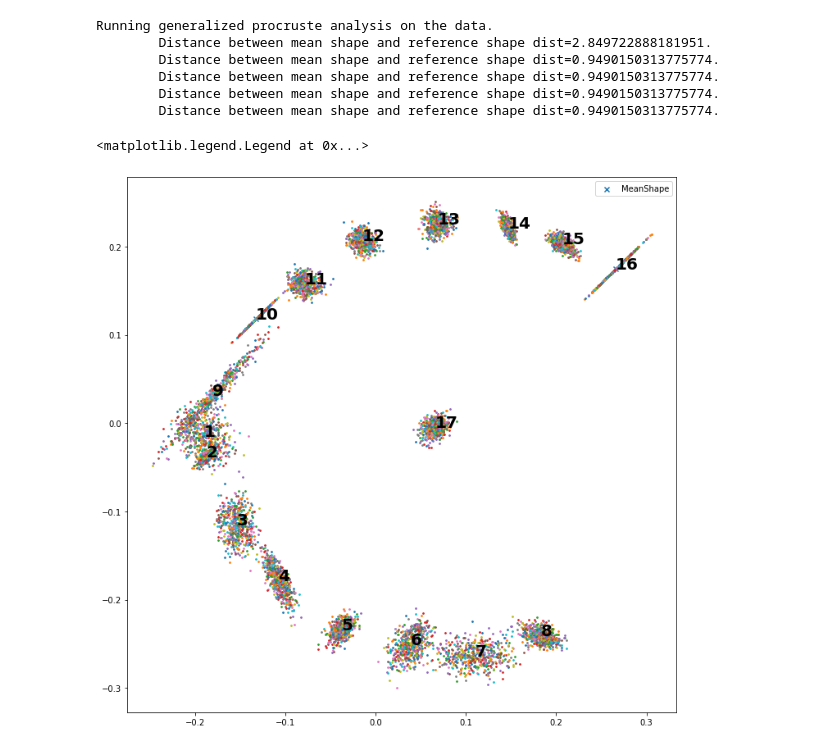
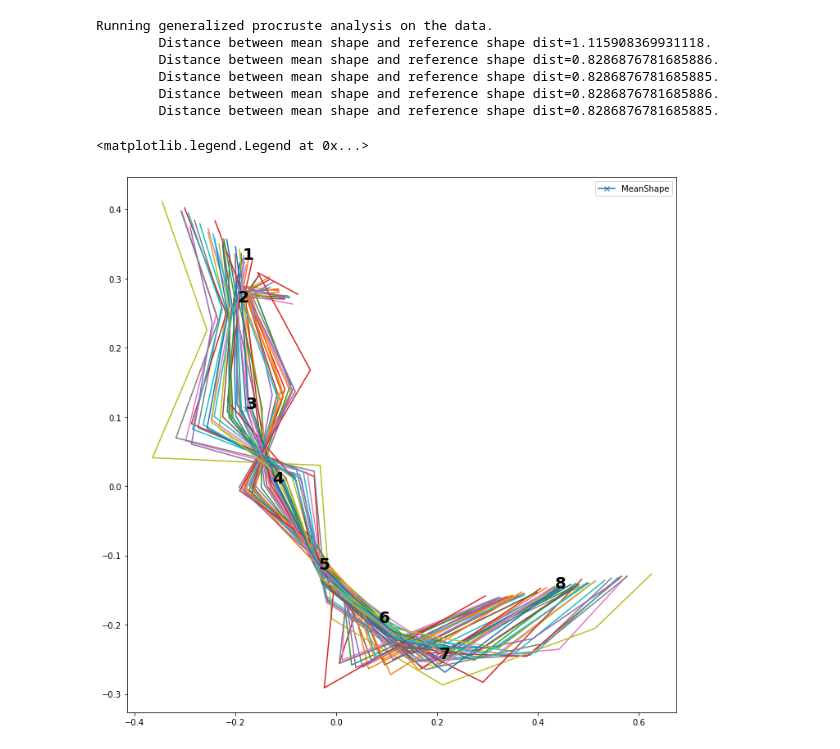
Before and after one commit to remihndz/Statistical-Shape-Model, a Jupyter notebook: CreateStatisticalShapeModel.ipynb, the cells around one changed output. Drawn from its saved outputs; the diff is of its cells as text; code cells hidden in the pictures.

Commit message:
Point distribution model for a vessel rather than a pair of vessels.

```diff
--- a/CreateStatisticalShapeModel.ipynb
+++ b/CreateStatisticalShapeModel.ipynb
@@ -9,20 +9,29 @@ import os
 from PointDistributionModel import PointDistributionModel
 from scipy.linalg import svd
 # %%
-df = pd.DataFrame([], columns=['Patient','Landmark','X','Y'])
+df = pd.DataFrame([], columns=['Vessel','Landmark','X','Y'])
 fileCount = 0
 for file in os.listdir('Data'):
     data = np.loadtxt('Data/'+file, delimiter=',', skiprows=1)
-    tmp = pd.DataFrame(data, columns=['Landmark', 'X', 'Y'])
-    tmp['Patient'] = file
+    data1 = data[:9, :] # First vessel
+    data2 = data[[0,9,10,11,12,13,14,15,16],:] # Second vessel
+    # tmp = pd.DataFrame(data, columns=['Landmark', 'X', 'Y'])
+    tmp = pd.DataFrame(data1, columns=['Landmark', 'X', 'Y'])
+    tmp.Landmark = np.arange(tmp.shape[0])
+    tmp['Vessel'] = fileCount
     df = pd.concat((df,tmp))
     fileCount +=1
+    tmp = pd.DataFrame(data2, columns=['Landmark', 'X', 'Y'])
+    tmp.Landmark = np.arange(tmp.shape[0])
+    tmp['Vessel'] = fileCount
+    fileCount +=1
+    df = pd.concat((df,tmp))
 
-df = df.loc[(df.Landmark != 9)]# & (df.Landmark != 18)]
+df = df.loc[(df.Landmark != 7)]# & (df.Landmark != 18)]
 
 shapeList = []
-for patient in np.unique(df.Patient.values):
-    shape = df.loc[df.Patient==patient, ['X','Y']].to_numpy()
+for Vessel in np.unique(df.Vessel.values):
+    shape = df.loc[df.Vessel==Vessel, ['X','Y']].to_numpy()
     shapeList.append(shape)
 
 
@@ -32,27 +41,27 @@ PDM = PointDistributionModel(shapeList)
 PDM.fit()
 # %% [output]
 Running generalized procruste analysis on the data.
-        Distance between mean shape and reference shape dist=2.849722888181951.
-        Distance between mean shape and reference shape dist=0.9490150313775774.
-        Distance between mean shape and reference shape dist=0.9490150313775774.
-        Distance between mean shape and reference shape dist=0.9490150313775774.
-        Distance between mean shape and reference shape dist=0.9490150313775774.
+        Distance between mean shape and reference shape dist=1.115908369931118.
+        Distance between mean shape and reference shape dist=0.8286876781685886.
+        Distance between mean shape and reference shape dist=0.8286876781685885.
+        Distance between mean shape and reference shape dist=0.8286876781685886.
+        Distance between mean shape and reference shape dist=0.8286876781685885.
 # %%
-generatedShapes = PDM.generate(500)
-
+generatedShapes = PDM.generate(50, stdFactor=2)
+plottype = plt.plot # plt.scatter
 
 fig, ax = plt.subplots(figsize=(12,12))
 xmean, ymean = PDM._meanShape[::2],PDM._meanShape[1::2]
-ax.scatter(xmean, ymean, label='MeanShape', marker='x')
+plottype(xmean, ymean, label='MeanShape', marker='x')
 for i in range(xmean.size):
     ax.annotate(i+1, (xmean[i],ymean[i]), weight='bold', size=20)
 
 for shape in generatedShapes:
-    ax.scatter(shape[:,0], shape[:,1], s=3)
+    plottype(shape[:,0], shape[:,1])
 plt.legend()
 # %% [output]
 <matplotlib.legend.Legend at 0x...>
-[figure, old version]
+[figure, new version]
 # %%
 
 newShapes, meanShape = PointDistributionModel.GeneralizedProcrustesAnalysis(shapeList, maxIter=5)
```
Also changed, not shown: parts of 1 cell of this notebook, 1 other file.
